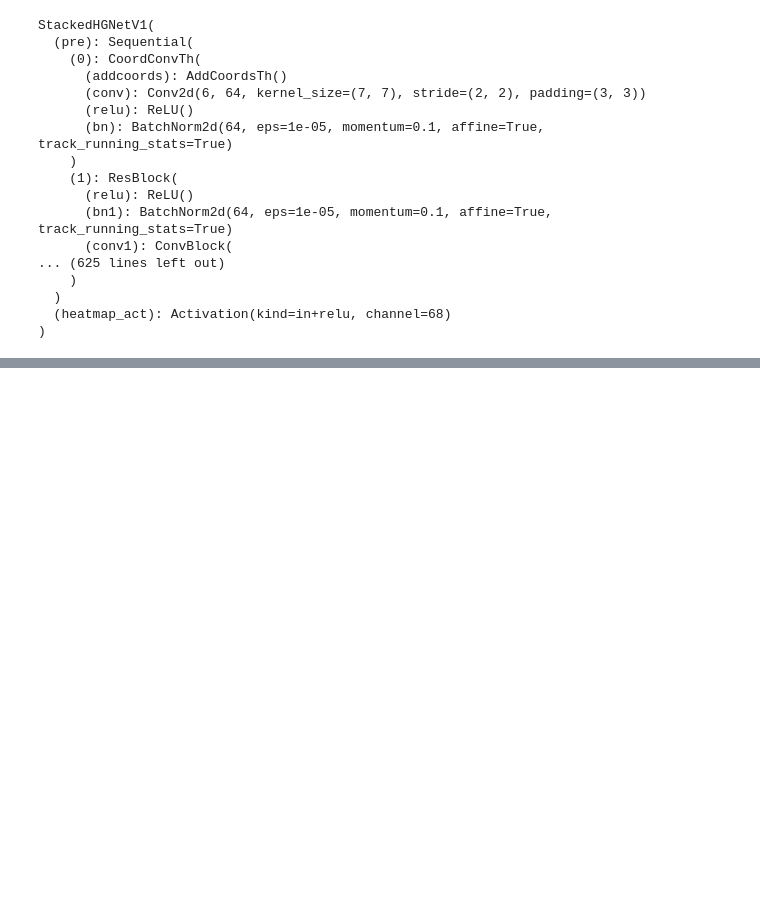
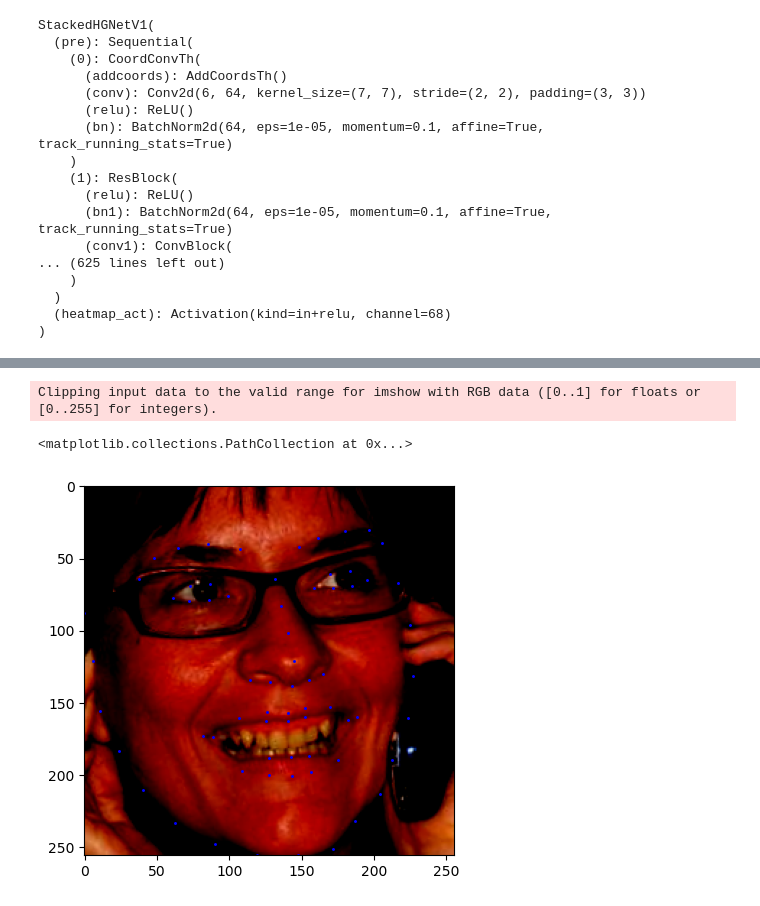
Before and after one commit to haogeh/STAR, a Jupyter notebook: test.ipynb, the cells around one changed output, grey strips where cells are left out. Cells and saved outputs as stored; diff of their text form; code cells hidden in the pictures; blank space fills up the shorter version.

```diff
--- a/test.ipynb
+++ b/test.ipynb
@@ -81,4 +85,5 @@ class Data_Config:
             self.encoder_type = 'default'
 # %%
 data_config = Data_Config()
-loader = get_dataloader(data_config, data_type='train', world_rank=0, world_size=1)
+train_loader = get_dataloader(data_config, data_type='train', world_rank=0, world_size=1)
+val_loader = get_dataloader(data_config, "val")
@@ -84,0 +126,12 @@ loader = get_dataloader(data_config, data_type='train', world_rank=0, world_size
+# %%
+def denorm_points(points, h, w, align_corners=False):
+    if align_corners:
+        # [-1, +1] -> [0, SIZE-1]
+        des_points = (points + 1) / 2 * torch.tensor([w - 1, h - 1]).to(points).view(1, 1, 2)
+    else:
+        # [-1, +1] -> [-0.5, SIZE-0.5]
+        des_points = ((points + 1) * torch.tensor([w, h]).to(points).view(1, 1, 2) - 1) / 2
+    return des_points
+# %%
+for batch,sample in enumerate(train_loader):
+    break
@@ -84,0 +151,9 @@ loader = get_dataloader(data_config, data_type='train', world_rank=0, world_size
+# %%
+denorm_landmark = denorm_points(landmark,h=256,w=256).squeeze()
+ori_img = cv2.cvtColor(img.numpy().transpose(1, 2, 0), cv2.COLOR_BGR2RGB) #'pub_dataset/300W/helen/trainset/2838782176_1.jpg'
+plt.imshow(ori_img)
+plt.scatter(denorm_landmark[:,0], denorm_landmark[:,1], s=5, marker='.', c='b')
+# %% [output]
+Clipping input data to the valid range for imshow with RGB data ([0..1] for floats or [0..255] for integers).
+<matplotlib.collections.PathCollection at 0x...>
+[figure, added]
```
Also changed, not shown: parts of 15 cells of this notebook.
